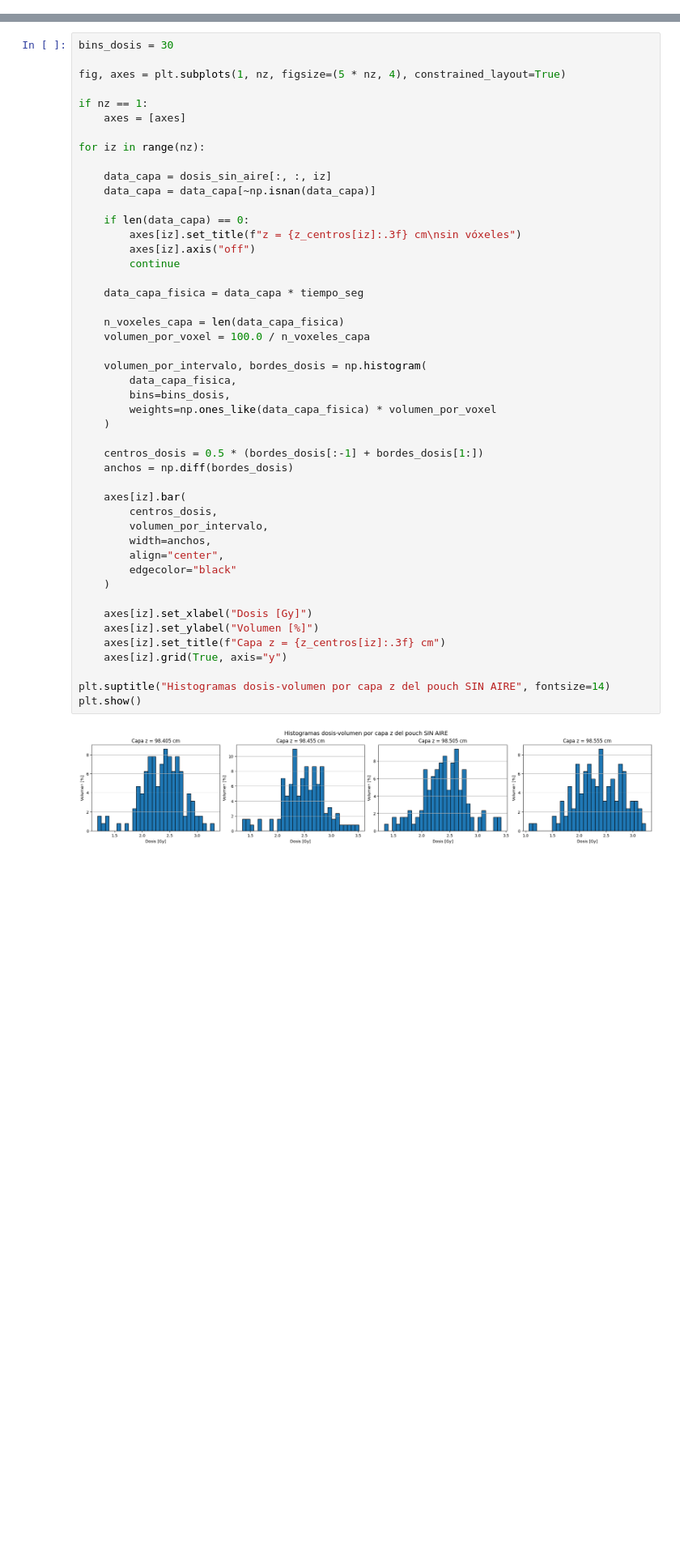
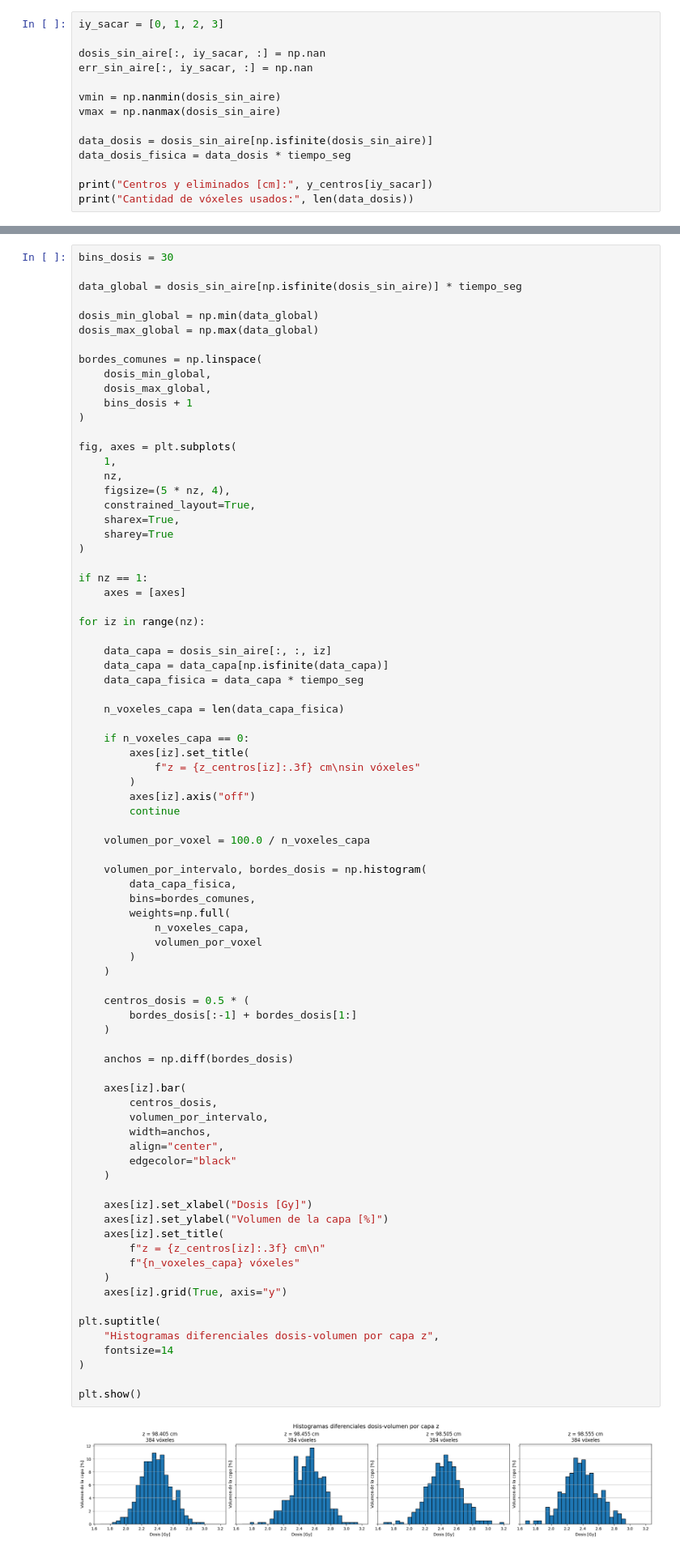
Before and after one commit to arirodriguez001/Laboratory-VI, a Jupyter notebook: Modelo irradiacion final/Modelo A/histograma_dosis-vol_A.ipynb, the cells around one changed output, grey strips where cells are left out. Shown at 81% size. Cells and saved outputs as stored; diff of their text form; blank space fills up the shorter version.

```diff
--- a/Modelo irradiacion final/Modelo A/histograma_dosis-vol_A.ipynb
+++ b/Modelo irradiacion final/Modelo A/histograma_dosis-vol_A.ipynb
@@ -544,0 +516,14 @@ plt.show()
+# %%
+iy_sacar = [0, 1, 2, 3]
+
+dosis_sin_aire[:, iy_sacar, :] = np.nan
+err_sin_aire[:, iy_sacar, :] = np.nan
+
+vmin = np.nanmin(dosis_sin_aire)
+vmax = np.nanmax(dosis_sin_aire)
+
+data_dosis = dosis_sin_aire[np.isfinite(dosis_sin_aire)]
+data_dosis_fisica = data_dosis * tiempo_seg
+
+print("Centros y eliminados [cm]:", y_centros[iy_sacar])
+print("Cantidad de vóxeles usados:", len(data_dosis))
@@ -557,52 +666,85 @@ capa 4: 98.265 → 98.315 cm, centro 98.290 cm
 # %%
 bins_dosis = 30
 
-fig, axes = plt.subplots(1, nz, figsize=(5 * nz, 4), constrained_layout=True)
+data_global = dosis_sin_aire[np.isfinite(dosis_sin_aire)] * tiempo_seg
+
+dosis_min_global = np.min(data_global)
+dosis_max_global = np.max(data_global)
+
+bordes_comunes = np.linspace(
+    dosis_min_global,
+    dosis_max_global,
+    bins_dosis + 1
+)
+
+fig, axes = plt.subplots(
+    1,
+    nz,
+    figsize=(5 * nz, 4),
+    constrained_layout=True,
+    sharex=True,
+    sharey=True
+)
 
 if nz == 1:
     axes = [axes]
 
 for iz in range(nz):
 
     data_capa = dosis_sin_aire[:, :, iz]
-    data_capa = data_capa[~np.isnan(data_capa)]
+    data_capa = data_capa[np.isfinite(data_capa)]
+    data_capa_fisica = data_capa * tiempo_seg
 
-    if len(data_capa) == 0:
-        axes[iz].set_title(f"z = {z_centros[iz]:.3f} cm\nsin vóxeles")
+    n_voxeles_capa = len(data_capa_fisica)
+
+    if n_voxeles_capa == 0:
+        axes[iz].set_title(
+            f"z = {z_centros[iz]:.3f} cm\nsin vóxeles"
+        )
         axes[iz].axis("off")
         continue
 
-    data_capa_fisica = data_capa * tiempo_seg
-
-    n_voxeles_capa = len(data_capa_fisica)
     volumen_por_voxel = 100.0 / n_voxeles_capa
 
     volumen_por_intervalo, bordes_dosis = np.histogram(
         data_capa_fisica,
-        bins=bins_dosis,
-        weights=np.ones_like(data_capa_fisica) * volumen_por_voxel
+        bins=bordes_comunes,
+        weights=np.full(
+            n_voxeles_capa,
+            volumen_por_voxel
+        )
     )
 
-    centros_dosis = 0.5 * (bordes_dosis[:-1] + bordes_dosis[1:])
+    centros_dosis = 0.5 * (
+        bordes_dosis[:-1] + bordes_dosis[1:]
+    )
+
     anchos = np.diff(bordes_dosis)
 
     axes[iz].bar(
         centros_dosis,
         volumen_por_intervalo,
         width=anchos,
         align="center",
         edgecolor="black"
     )
 
     axes[iz].set_xlabel("Dosis [Gy]")
-    axes[iz].set_ylabel("Volumen [%]")
-    axes[iz].set_title(f"Capa z = {z_centros[iz]:.3f} cm")
+    axes[iz].set_ylabel("Volumen de la capa [%]")
+    axes[iz].set_title(
+        f"z = {z_centros[iz]:.3f} cm\n"
+        f"{n_voxeles_capa} vóxeles"
+    )
     axes[iz].grid(True, axis="y")
 
-plt.suptitle("Histogramas dosis-volumen por capa z del pouch SIN AIRE", fontsize=14)
+plt.suptitle(
+    "Histogramas diferenciales dosis-volumen por capa z",
+    fontsize=14
+)
+
 plt.show()
 # %% [output]
-[figure, old version]
+[figure, new version]
 # %%
 for iz in range(nz):
 
```
Also changed, not shown: parts of 31 cells of this notebook, 34 other files.
